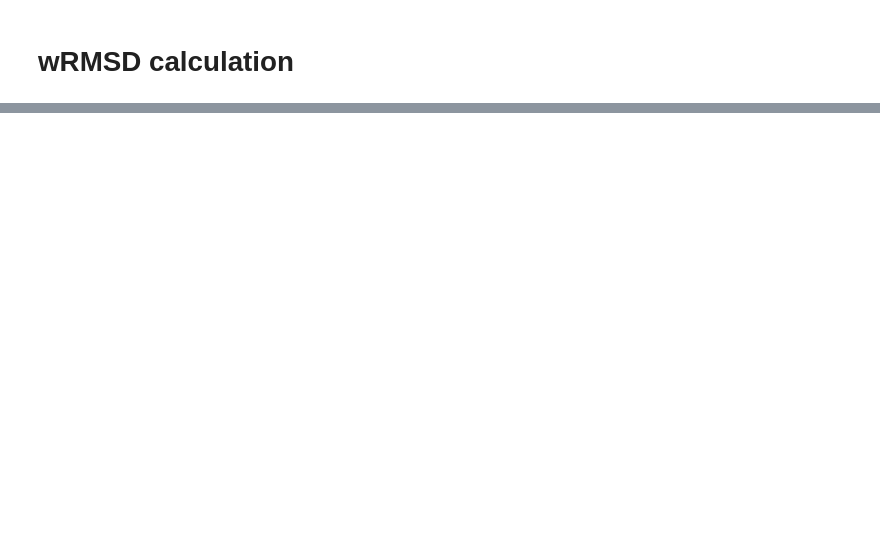
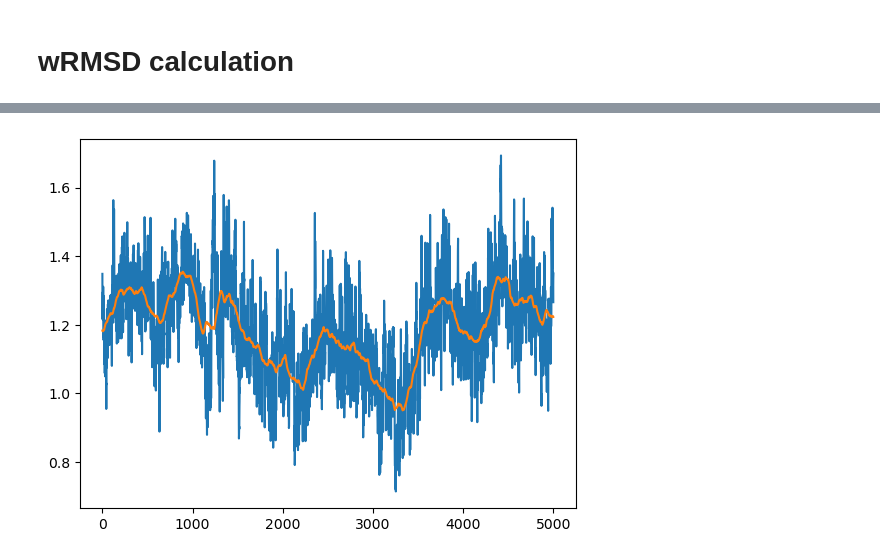
Before and after one commit to Nik9kin/antibody_humanization_by_scaffolding, a Jupyter notebook: wRMSD_calculation.ipynb, the cells around one changed output, grey strips where cells are left out. Cells and saved outputs as stored; diff of their text form; code cells hidden in the pictures; blank space fills up the shorter version.

```diff
--- a/wRMSD_calculation.ipynb
+++ b/wRMSD_calculation.ipynb
@@ -116,0 +193,10 @@ array([[1.973204  , 2.1445262 , 2.0732281 , ..., 1.242502  , 1.0991721 ,
+# %%
+window_size = 200
+smoothing_kernel = np.ones(window_size) / window_size
+# %%
+plt.plot(wrmsd_Aa)
+plt.plot(np.convolve(np.pad(wrmsd_Aa, (window_size // 2, (window_size - 1) // 2), 'reflect'),
+                     smoothing_kernel, mode='valid'))
+plt.show()
+# %% [output]
+[figure, added]
```
Also changed, not shown: parts of 27 cells of this notebook, 1 other file.
